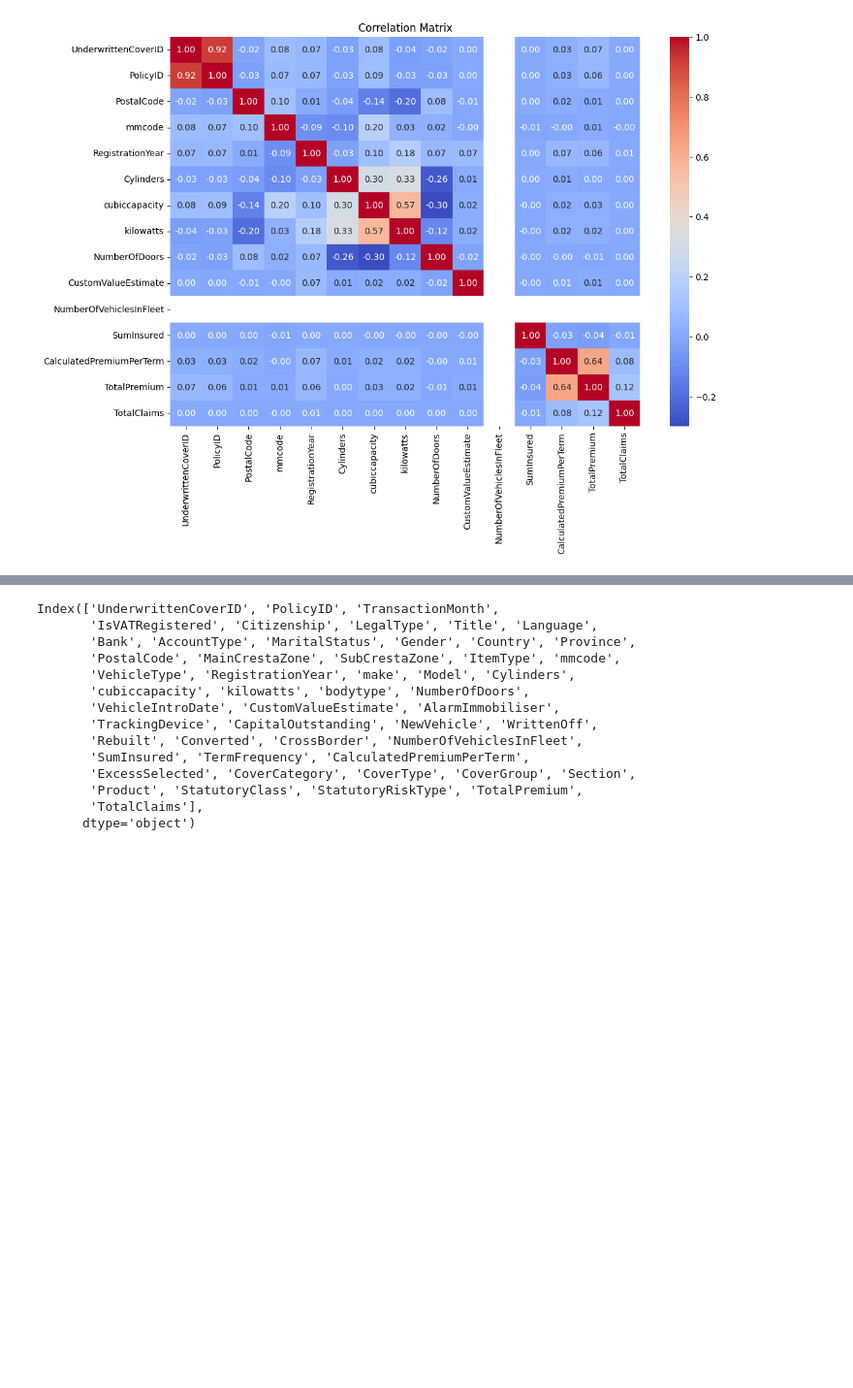
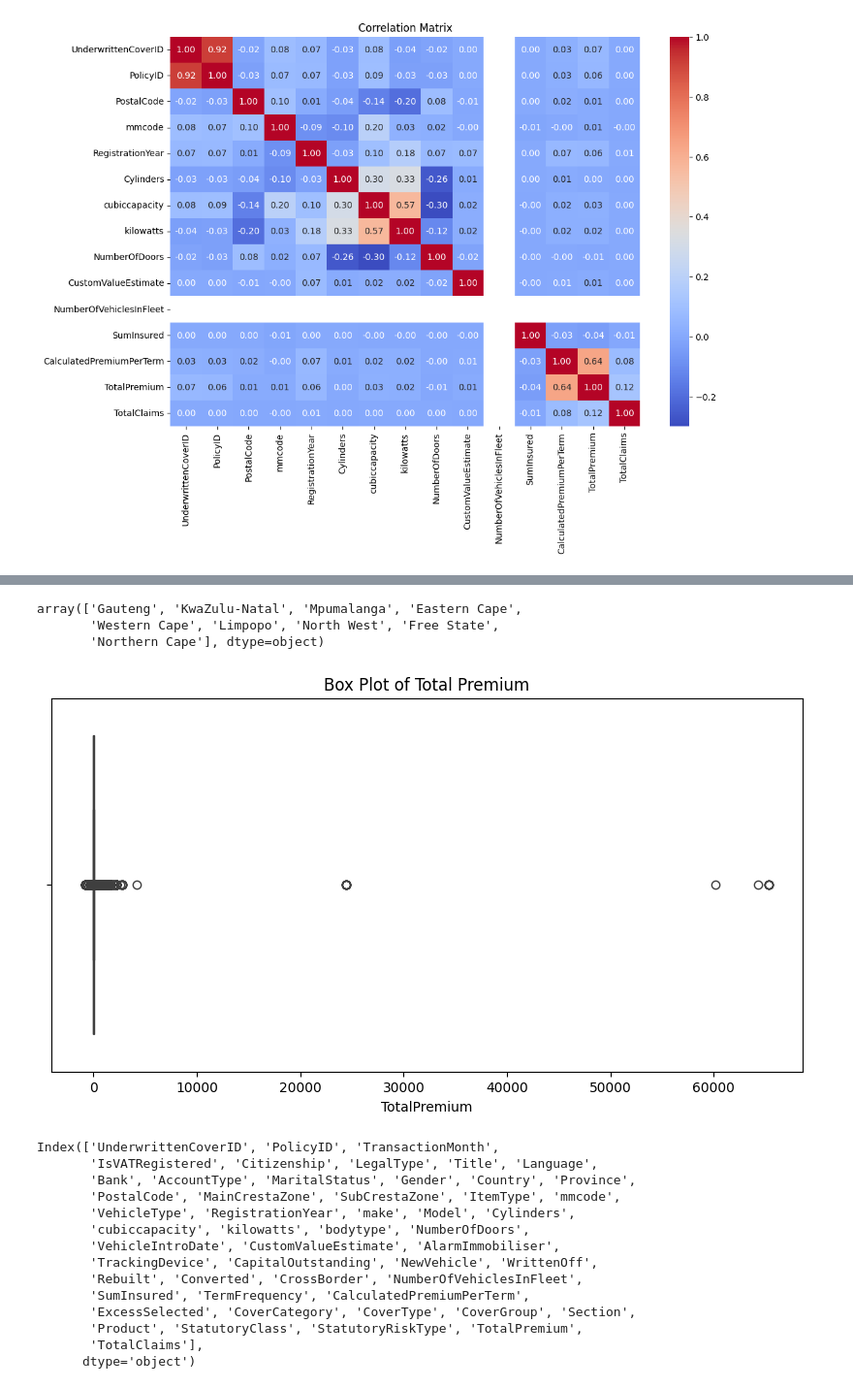
Before and after one commit to Alki45/10Acadamay-Week3, a Jupyter notebook: Week3/notebooks/Task1.ipynb, the cells around one changed output, grey strips where cells are left out. Shown at 97% size. Saved outputs shown, nothing was run; the diff lists cells and outputs as text; code cells hidden in the pictures; blank space fills up the shorter version.

```diff
--- a/Week3/notebooks/Task1.ipynb
+++ b/Week3/notebooks/Task1.ipynb
@@ -262,3 +293,17 @@ AxisError: `axis` must be an integer, a tuple of integers, or `None`.
+# %%
+data.Province.unique()
+# %% [output]
+array(['Gauteng', 'KwaZulu-Natal', 'Mpumalanga', 'Eastern Cape',
+       'Western Cape', 'Limpopo', 'North West', 'Free State',
+       'Northern Cape'], dtype=object)
+# %%
+# Box plot for TotalPremium
+plt.figure(figsize=(10, 5))
+sns.boxplot(x=data['TotalPremium'])
+plt.title('Box Plot of Total Premium')
+plt.show()
+# %% [output]
+[figure, added]
 # %%
 data.columns
 # %% [output]
```
Also changed, not shown: parts of 20 cells of this notebook, 4 other files.
